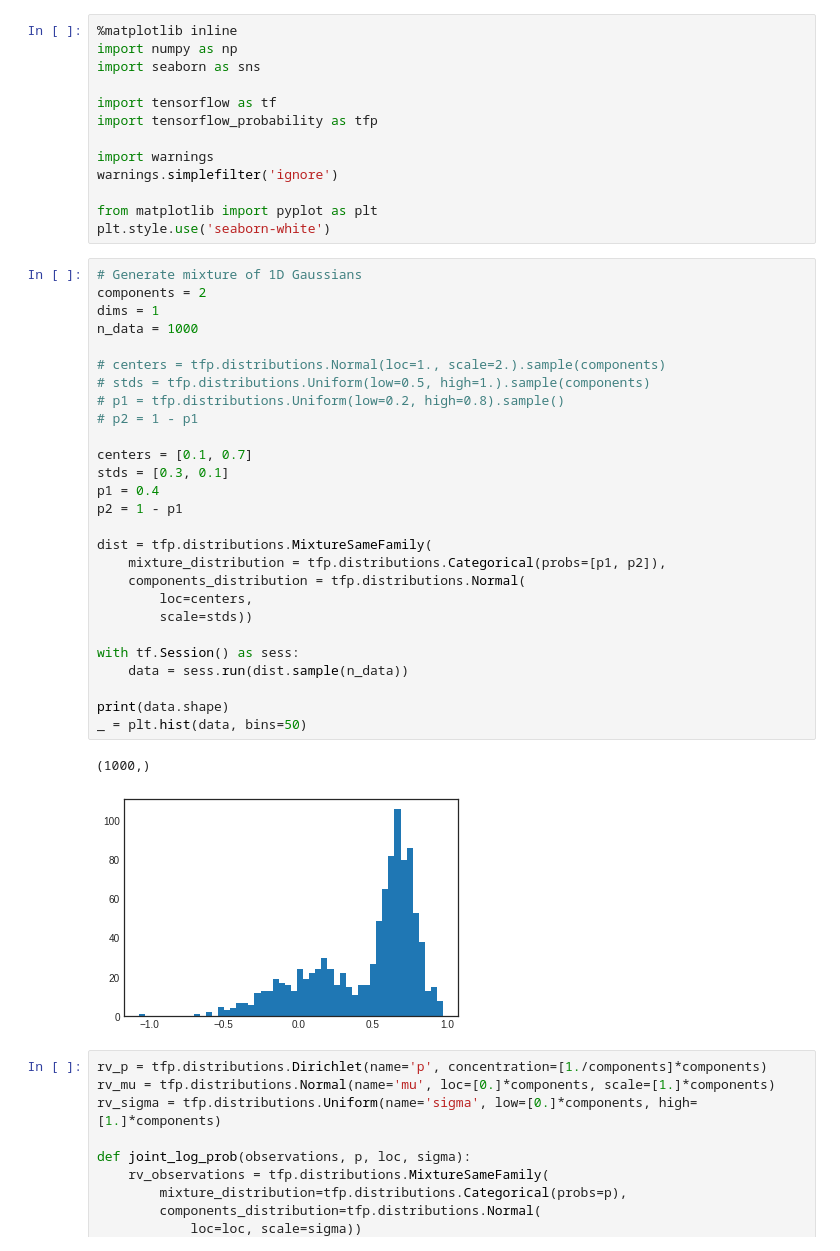
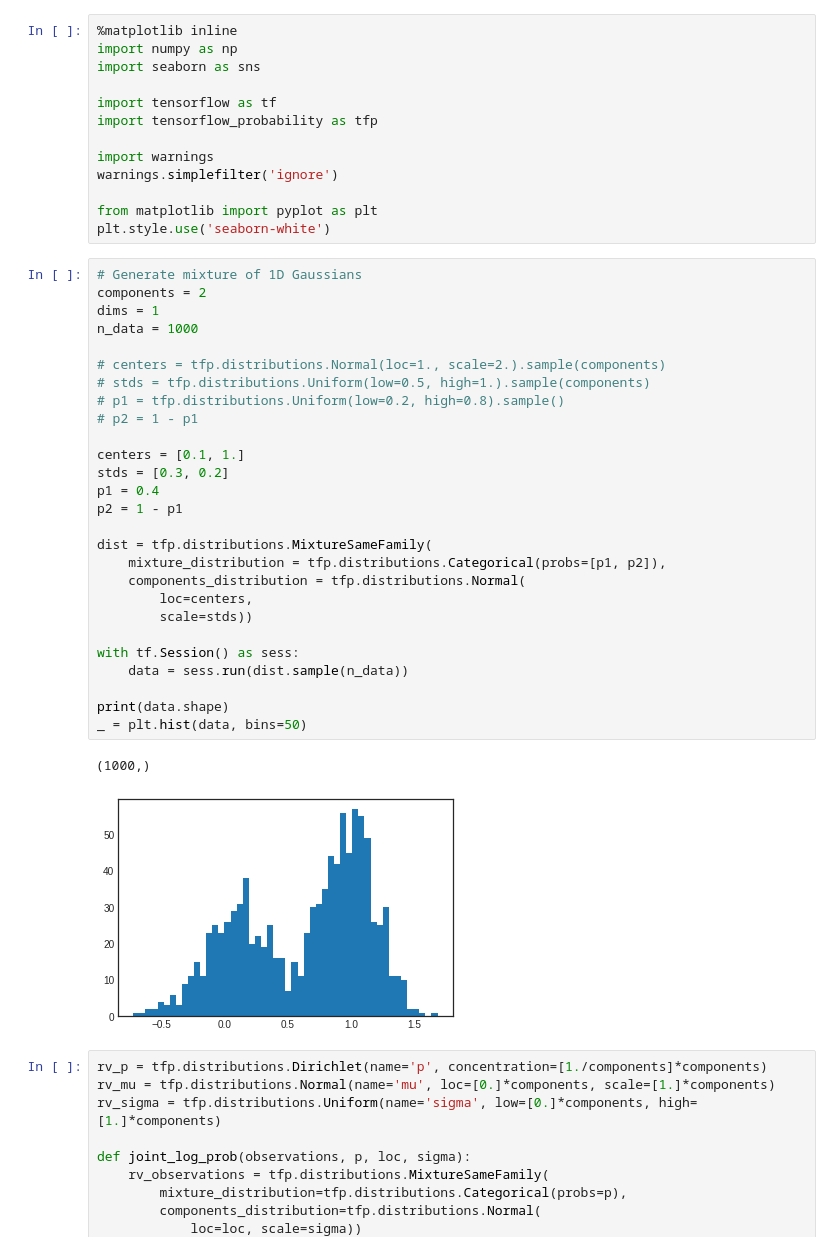
Before and after one commit to nathanin/Probabilistic-Programming-and-Bayesian-Methods-for-Hackers, a Jupyter notebook: Chapter3_MCMC/Chapter3_Mixture_model_tfp.ipynb, the cells around one changed output. Drawn from its saved outputs; the diff is of its cells as text.

```diff
--- a/Chapter3_MCMC/Chapter3_Mixture_model_tfp.ipynb
+++ b/Chapter3_MCMC/Chapter3_Mixture_model_tfp.ipynb
@@ -14,33 +14,33 @@ plt.style.use('seaborn-white')
 # %%
 # Generate mixture of 1D Gaussians
 components = 2
 dims = 1
 n_data = 1000
 
 # centers = tfp.distributions.Normal(loc=1., scale=2.).sample(components)
 # stds = tfp.distributions.Uniform(low=0.5, high=1.).sample(components)
 # p1 = tfp.distributions.Uniform(low=0.2, high=0.8).sample()
 # p2 = 1 - p1
 
-centers = [0.1, 0.7]
-stds = [0.3, 0.1]
+centers = [0.1, 1.]
+stds = [0.3, 0.2]
 p1 = 0.4
 p2 = 1 - p1
 
 dist = tfp.distributions.MixtureSameFamily(
     mixture_distribution = tfp.distributions.Categorical(probs=[p1, p2]),
     components_distribution = tfp.distributions.Normal(
         loc=centers,
         scale=stds))
 
 with tf.Session() as sess:
     data = sess.run(dist.sample(n_data))
 
 print(data.shape)
 _ = plt.hist(data, bins=50)
 # %% [output]
 (1000,)
-[figure, old version]
+[figure, new version]
 # %%
 rv_p = tfp.distributions.Dirichlet(name='p', concentration=[1./components]*components)
 rv_mu = tfp.distributions.Normal(name='mu', loc=[0.]*components, scale=[1.]*components)
```
Also changed, not shown: parts of 6 cells of this notebook.
